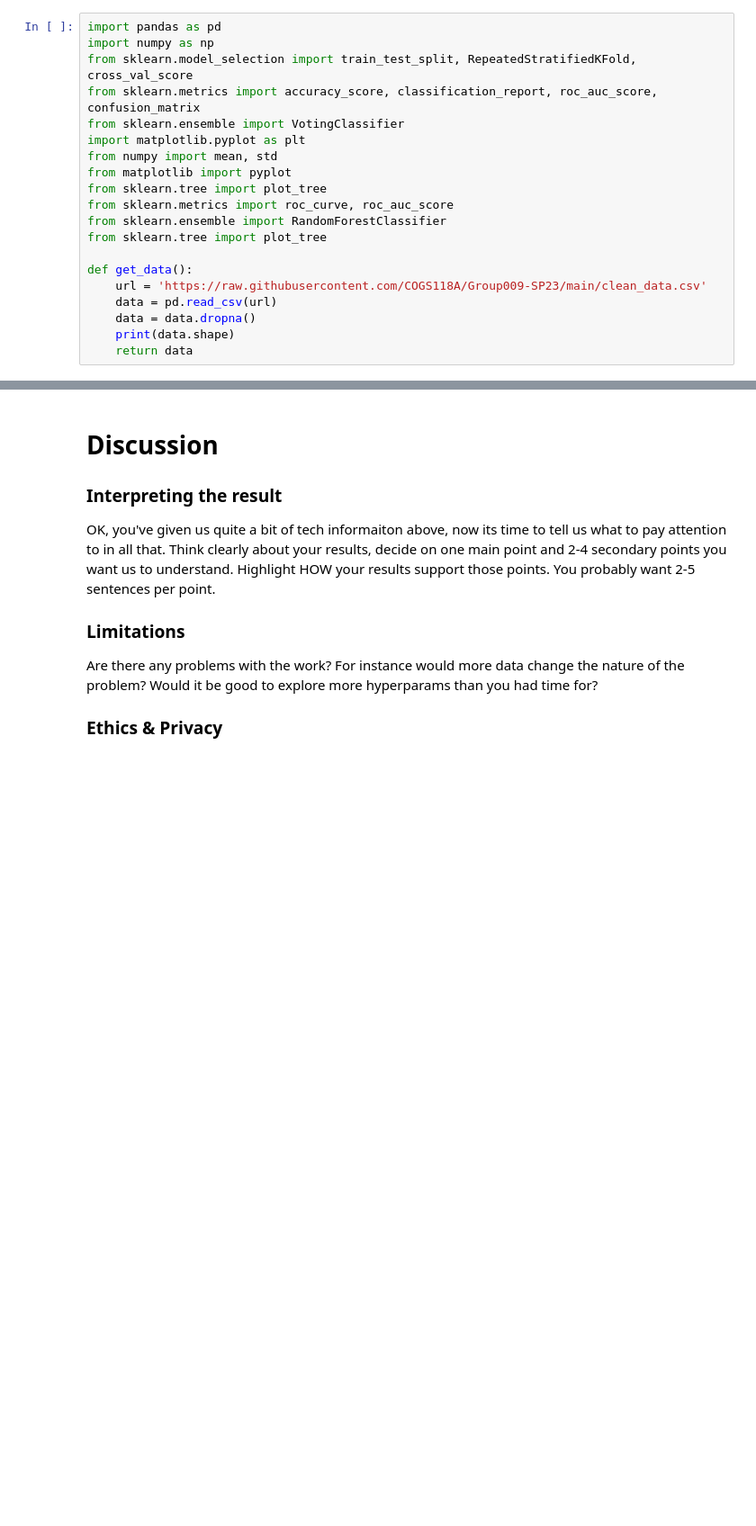
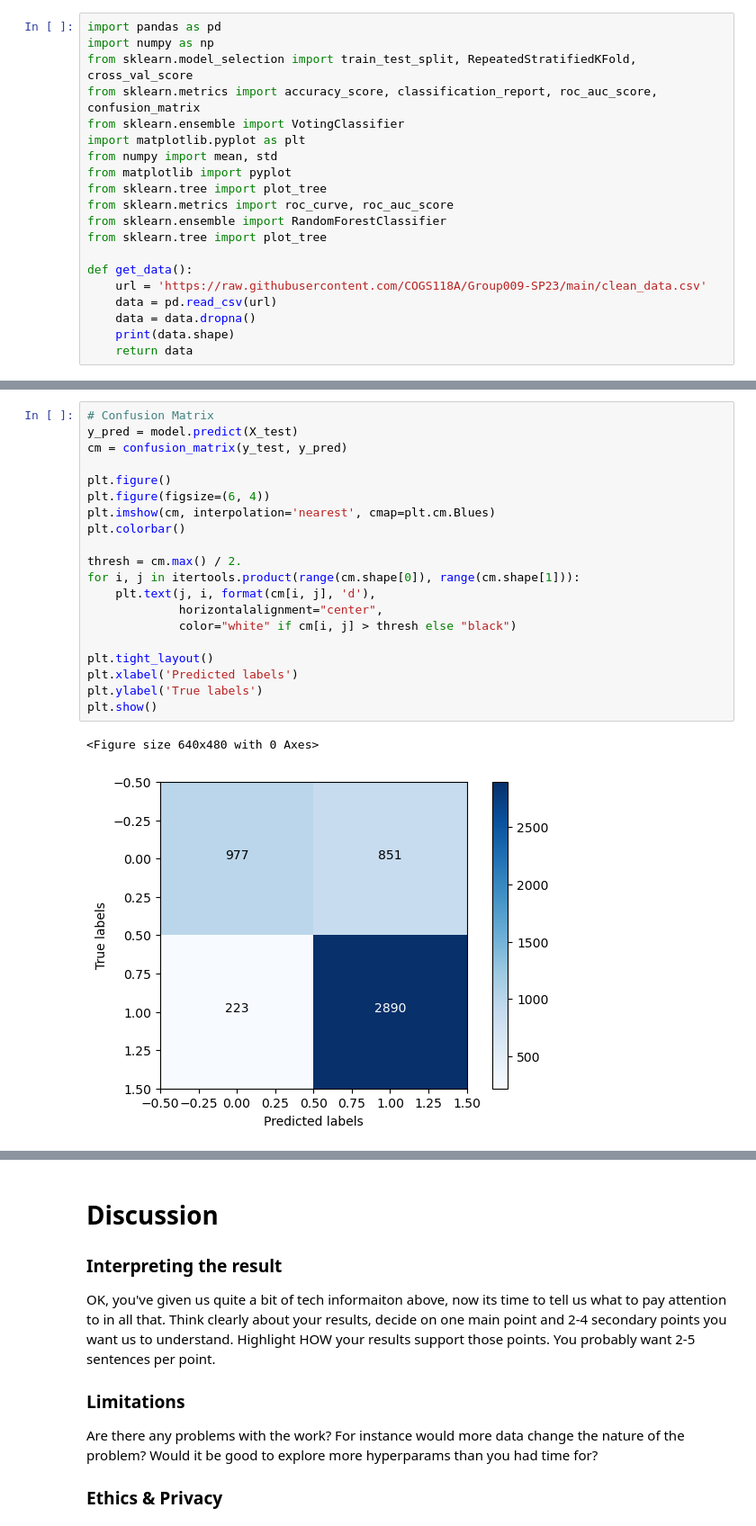
Before and after one commit to COGS118A/Group009-SP23, a Jupyter notebook: FinalProject_Group009-SP23.ipynb, the cells around one changed output, grey strips where cells are left out. Shown at 90% size. Drawn from its saved outputs; the diff is of its cells as text; blank space fills up the shorter version.

```diff
--- a/FinalProject_Group009-SP23.ipynb
+++ b/FinalProject_Group009-SP23.ipynb
@@ -381,0 +447,23 @@ plt.show()
+# %%
+# Confusion Matrix
+y_pred = model.predict(X_test)
+cm = confusion_matrix(y_test, y_pred)
+
+plt.figure()
+plt.figure(figsize=(6, 4))
+plt.imshow(cm, interpolation='nearest', cmap=plt.cm.Blues)
+plt.colorbar()
+
+thresh = cm.max() / 2.
+for i, j in itertools.product(range(cm.shape[0]), range(cm.shape[1])):
+    plt.text(j, i, format(cm[i, j], 'd'),
+             horizontalalignment="center",
+             color="white" if cm[i, j] > thresh else "black")
+
+plt.tight_layout()
+plt.xlabel('Predicted labels')
+plt.ylabel('True labels')
+plt.show()
+# %% [output]
+<Figure size 640x480 with 0 Axes>
+[figure, added]
```
Also changed, not shown: parts of 16 cells of this notebook.
